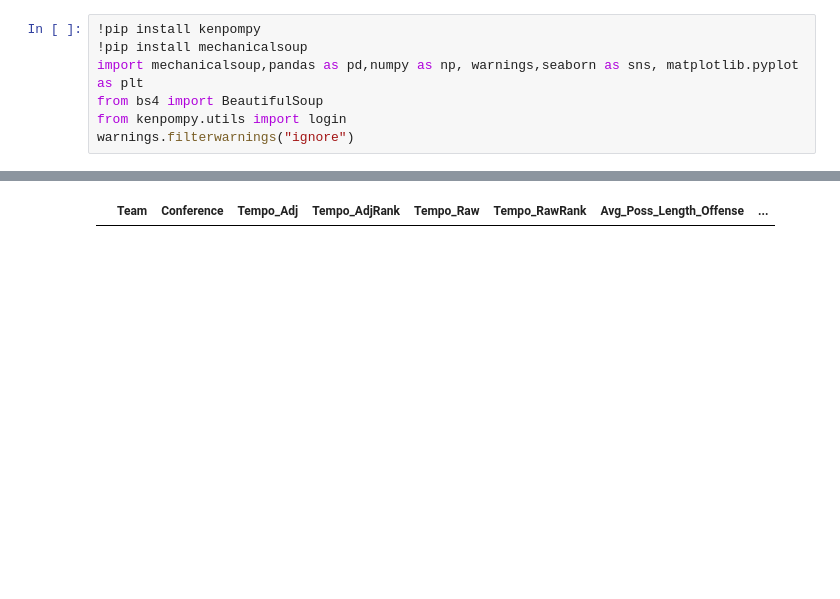
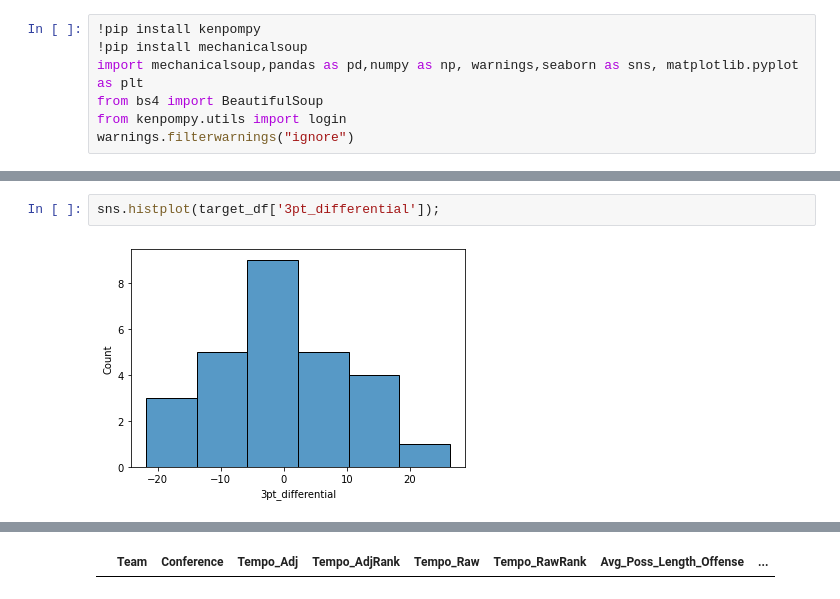
Before and after one commit to fmathews11/College_Basketball_Functions, a Jupyter notebook: Pulling_Gameplan_From_Kenpom.ipynb, the cells around one changed output, grey strips where cells are left out. Saved outputs shown, nothing was run; the diff lists cells and outputs as text; blank space fills up the shorter version.

```diff
--- a/Pulling_Gameplan_From_Kenpom.ipynb
+++ b/Pulling_Gameplan_From_Kenpom.ipynb
@@ -118,2 +143,6 @@ sum_df[sum_df.Team == 'Purdue']
+# %%
+sns.histplot(target_df['3pt_differential']);
+# %% [output]
+[figure, added]
 # %%
 plt.figure(figsize = (12,8))
```
Also changed, not shown: parts of 8 cells of this notebook.
